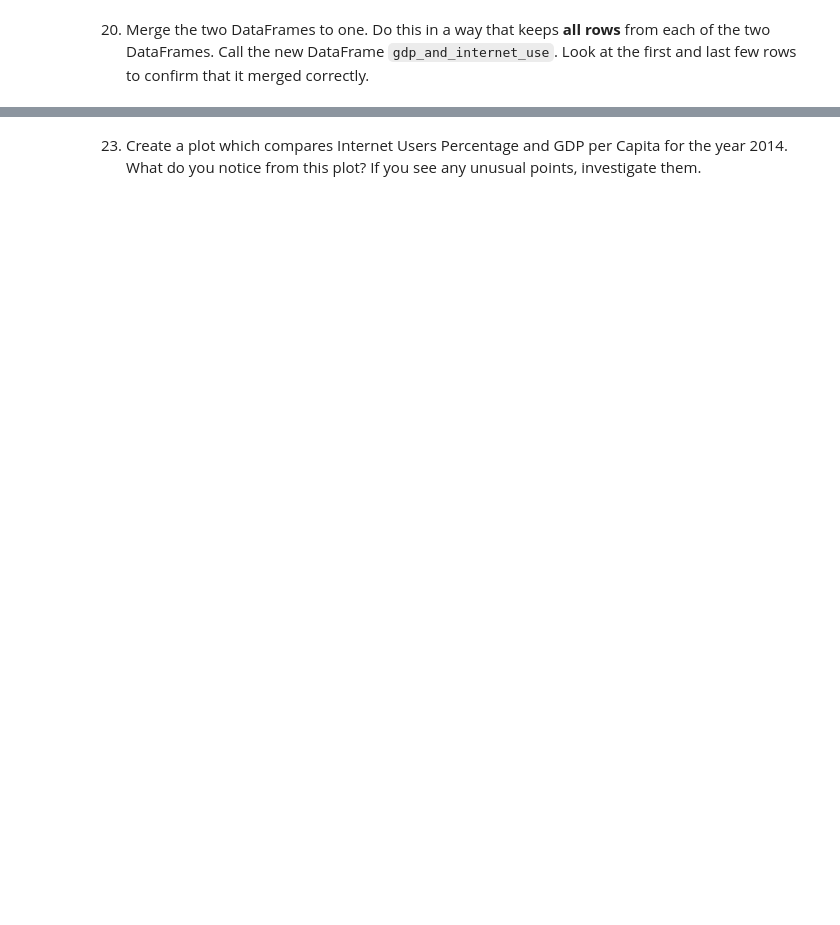
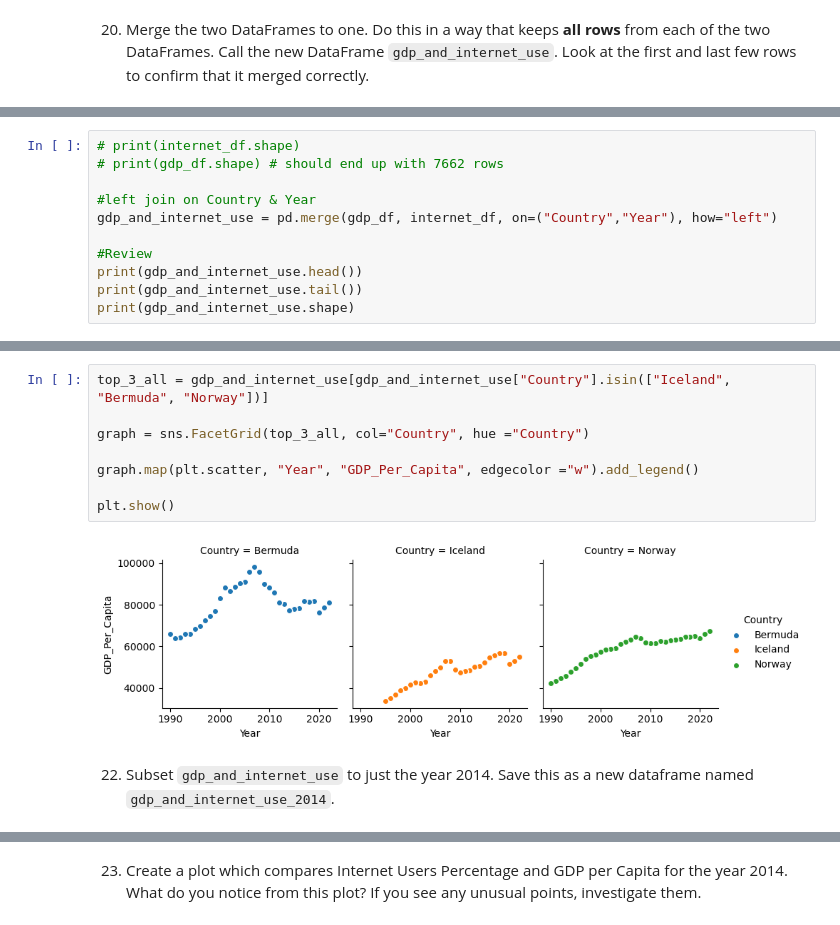
Before and after one commit to NSS-Data-Analytics-Cohort-10/gdp-and-internet-usage-elisianguyen, a Jupyter notebook: notebooks/gdp_and_internet_usage.ipynb, the cells around one changed output, grey strips where cells are left out. Cells and saved outputs as stored; diff of their text form; blank space fills up the shorter version.

```diff
--- a/notebooks/gdp_and_internet_usage.ipynb
+++ b/notebooks/gdp_and_internet_usage.ipynb
@@ -422,0 +410,11 @@ print(gdp_and_internet_use)
+# %%
+# print(internet_df.shape)
+# print(gdp_df.shape) # should end up with 7662 rows
+
+#left join on Country & Year
+gdp_and_internet_use = pd.merge(gdp_df, internet_df, on=("Country","Year"), how="left")
+
+#Review
+print(gdp_and_internet_use.head())
+print(gdp_and_internet_use.tail())
+print(gdp_and_internet_use.shape)
@@ -428,0 +447,12 @@ SyntaxError: invalid syntax (4198759851.py, line 1)
+# %%
+top_3_all = gdp_and_internet_use[gdp_and_internet_use["Country"].isin(["Iceland", "Bermuda", "Norway"])]
+
+graph = sns.FacetGrid(top_3_all, col="Country", hue ="Country")
+
+graph.map(plt.scatter, "Year", "GDP_Per_Capita", edgecolor ="w").add_legend()
+
+plt.show()
+# %% [output]
+[figure, added]
+# %% [markdown]
+22. Subset `gdp_and_internet_use` to just the year 2014. Save this as a new dataframe named `gdp_and_internet_use_2014`.
```
Also changed, not shown: parts of 21 cells of this notebook.
